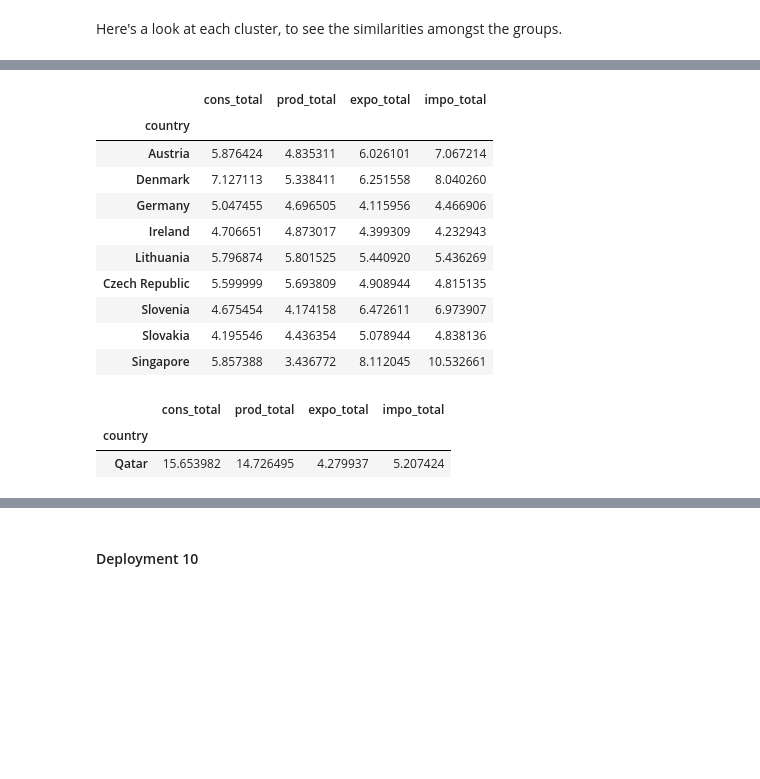
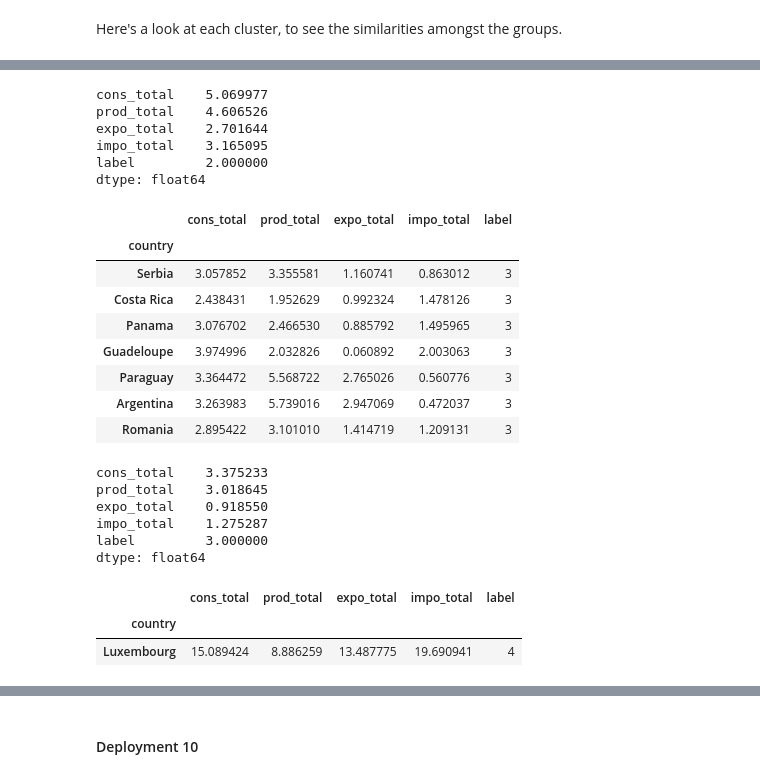
Before and after one commit to tdeason416/DS7331_grp3, a Jupyter notebook: Draft_9.ipynb, the cells around one changed output, grey strips where cells are left out. Drawn from its saved outputs; the diff is of its cells as text; code cells hidden in the pictures; blank space fills up the shorter version.

```diff
--- a/Draft_9.ipynb
+++ b/Draft_9.ipynb
@@ -1022,20 +1034,36 @@ final_df[final_df['label'] == 3].iloc[:,0:4]
-# %%
-final_df[final_df['label'] == 4].iloc[:,0:4]
-# %% [output]
-|  | cons_total | prod_total | expo_total | impo_total |
-| country |  |  |  |  |
-| Austria | 5.876424 | 4.835311 | 6.026101 | 7.067214 |
-| Denmark | 7.127113 | 5.338411 | 6.251558 | 8.040260 |
-| Germany | 5.047455 | 4.696505 | 4.115956 | 4.466906 |
-| Ireland | 4.706651 | 4.873017 | 4.399309 | 4.232943 |
-| Lithuania | 5.796874 | 5.801525 | 5.440920 | 5.436269 |
-| Czech Republic | 5.599999 | 5.693809 | 4.908944 | 4.815135 |
-| Slovenia | 4.675454 | 4.174158 | 6.472611 | 6.973907 |
-| Slovakia | 4.195546 | 4.436354 | 5.078944 | 4.838136 |
-| Singapore | 5.857388 | 3.436772 | 8.112045 | 10.532661 |
-# %%
-final_df[final_df['label'] == 5].iloc[:,0:4]
-# %% [output]
-|  | cons_total | prod_total | expo_total | impo_total |
-| country |  |  |  |  |
-| Qatar | 15.653982 | 14.726495 | 4.279937 | 5.207424 |
+# %%
+final_df_totals[final_df_totals['label'] == 2].mean(axis=0)
+# %% [output]
+cons_total    5.069977
+prod_total    4.606526
+expo_total    2.701644
+impo_total    3.165095
+label         2.000000
+dtype: float64
+# %%
+final_df_totals[final_df_totals['label'] == 3].sample(7)
+# %% [output]
+|  | cons_total | prod_total | expo_total | impo_total | label |
+| country |  |  |  |  |  |
+| Serbia | 3.057852 | 3.355581 | 1.160741 | 0.863012 | 3 |
+| Costa Rica | 2.438431 | 1.952629 | 0.992324 | 1.478126 | 3 |
+| Panama | 3.076702 | 2.466530 | 0.885792 | 1.495965 | 3 |
+| Guadeloupe | 3.974996 | 2.032826 | 0.060892 | 2.003063 | 3 |
+| Paraguay | 3.364472 | 5.568722 | 2.765026 | 0.560776 | 3 |
+| Argentina | 3.263983 | 5.739016 | 2.947069 | 0.472037 | 3 |
+| Romania | 2.895422 | 3.101010 | 1.414719 | 1.209131 | 3 |
+# %%
+final_df_totals[final_df_totals['label'] == 3].mean(axis=0)
+# %% [output]
+cons_total    3.375233
+prod_total    3.018645
+expo_total    0.918550
+impo_total    1.275287
+label         3.000000
+dtype: float64
+# %%
+final_df_totals[final_df_totals['label'] == 4]
+# %% [output]
+|  | cons_total | prod_total | expo_total | impo_total | label |
+| country |  |  |  |  |  |
+| Luxembourg | 15.089424 | 8.886259 | 13.487775 | 19.690941 | 4 |
```
Also changed, not shown: parts of 18 cells of this notebook, 1 other file.
